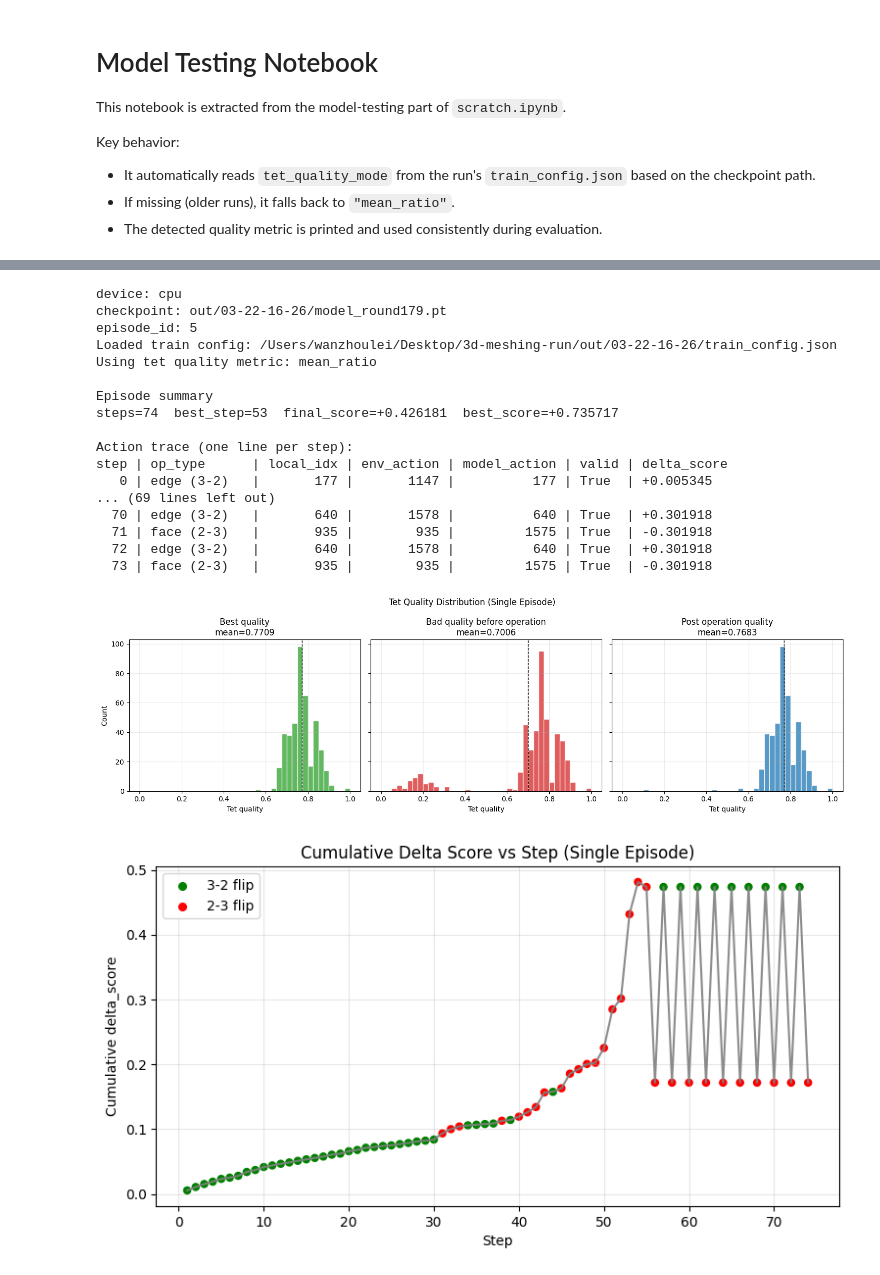
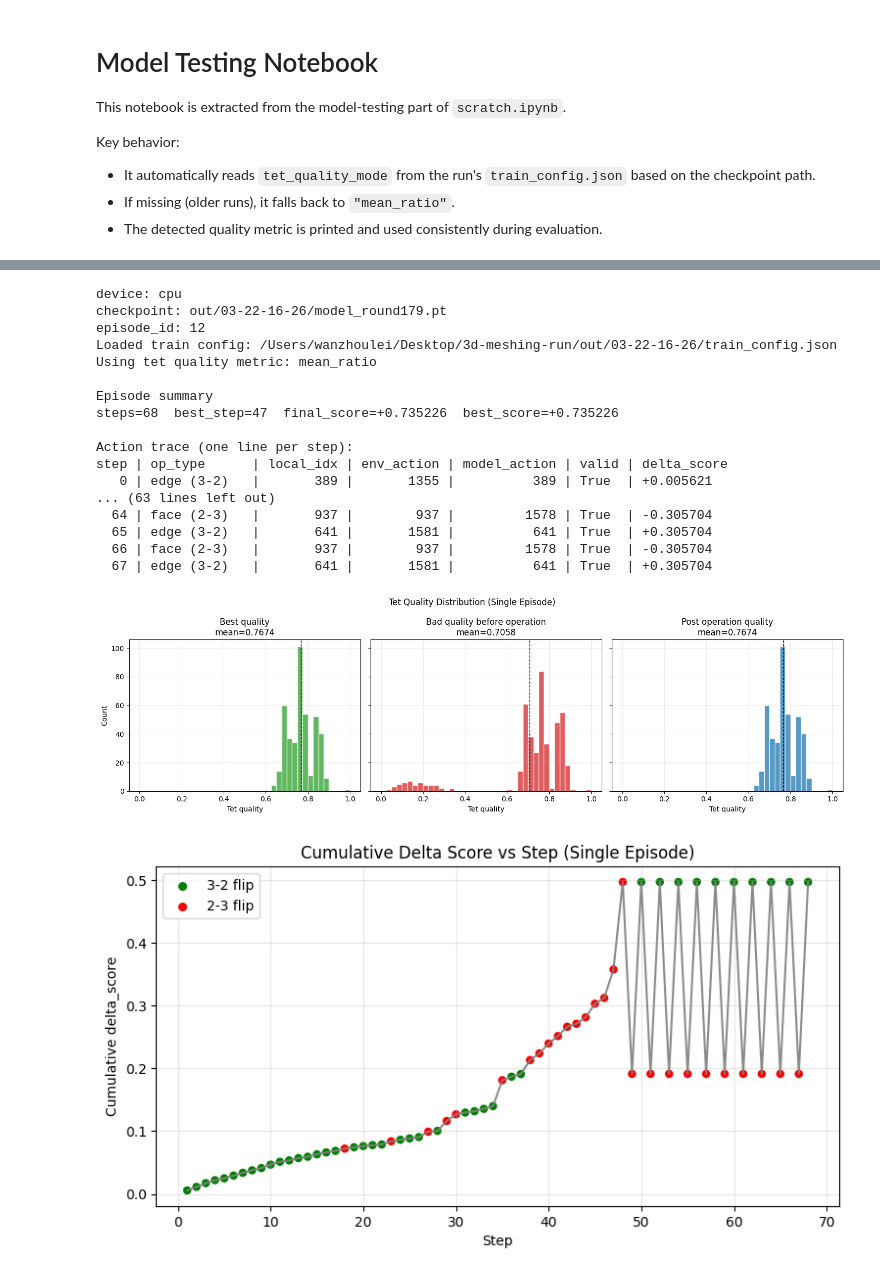
Before and after one commit to wanzhoulei/3d-meshing-run, a Jupyter notebook: test_model.ipynb, the cells around one changed output, grey strips where cells are left out. Saved outputs shown, nothing was run; the diff lists cells and outputs as text; code cells hidden in the pictures.

```diff
--- a/test_model.ipynb
+++ b/test_model.ipynb
@@ -536,7 +536,7 @@ Plotted 86 steps. Last-step sample count: 1
 dataset_path = locals().get("dataset_path", "tet_dataset_grid125_sigma1e-02_N2000.mat")
 ckpt_path = locals().get("ckpt_path", "out/03-22-16-26/model_round179.pt")
 
-episode_id = 5
+episode_id = 12
 
 device = torch.device("cuda" if torch.cuda.is_available() else "cpu")
 print("device:", device)
@@ -630,43 +630,43 @@ else:
     deltas = np.array([float(a["delta"]) for a in action_log], dtype=np.float64)
     cum_delta = np.cumsum(deltas)
 
     colors = ["green" if "3-2" in a["op_type"] else "red" for a in action_log]
 
     plt.figure(figsize=(9, 4.5))
     plt.plot(steps, cum_delta, color="gray", linewidth=1.5, alpha=0.9)
     plt.scatter(steps, cum_delta, c=colors, s=26)
 
     plt.scatter([], [], c="green", s=30, label="3-2 flip")
     plt.scatter([], [], c="red", s=30, label="2-3 flip")
 
     plt.grid(True, alpha=0.3)
     plt.xlabel("Step")
     plt.ylabel("Cumulative delta_score")
     plt.title("Cumulative Delta Score vs Step (Single Episode)")
     plt.legend()
     plt.show()
 
 ds.close()
 # %% [output]
 device: cpu
 checkpoint: out/03-22-16-26/model_round179.pt
-episode_id: 5
+episode_id: 12
 Loaded train config: /Users/wanzhoulei/Desktop/3d-meshing-run/out/03-22-16-26/train_config.json
 Using tet quality metric: mean_ratio
 
 Episode summary
-steps=74  best_step=53  final_score=+0.426181  best_score=+0.735717
+steps=68  best_step=47  final_score=+0.735226  best_score=+0.735226
 
 Action trace (one line per step):
 step | op_type      | local_idx | env_action | model_action | valid | delta_score
-   0 | edge (3-2)   |       177 |       1147 |          177 | True  | +0.005345
-... (69 lines left out)
-  70 | edge (3-2)   |       640 |       1578 |          640 | True  | +0.301918
-  71 | face (2-3)   |       935 |        935 |         1575 | True  | -0.301918
-  72 | edge (3-2)   |       640 |       1578 |          640 | True  | +0.301918
-  73 | face (2-3)   |       935 |        935 |         1575 | True  | -0.301918
+   0 | edge (3-2)   |       389 |       1355 |          389 | True  | +0.005621
+... (63 lines left out)
+  64 | face (2-3)   |       937 |        937 |         1578 | True  | -0.305704
+  65 | edge (3-2)   |       641 |       1581 |          641 | True  | +0.305704
+  66 | face (2-3)   |       937 |        937 |         1578 | True  | -0.305704
+  67 | edge (3-2)   |       641 |       1581 |          641 | True  | +0.305704
-[figure, old version]
+[figure, new version]
-[figure, old version]
+[figure, new version]
 # %%
 # -------------------------------------------------
 # Multi-episode aggregate histograms + avg cum score
```
Also changed, not shown: parts of 4 cells of this notebook, 1 other file.
